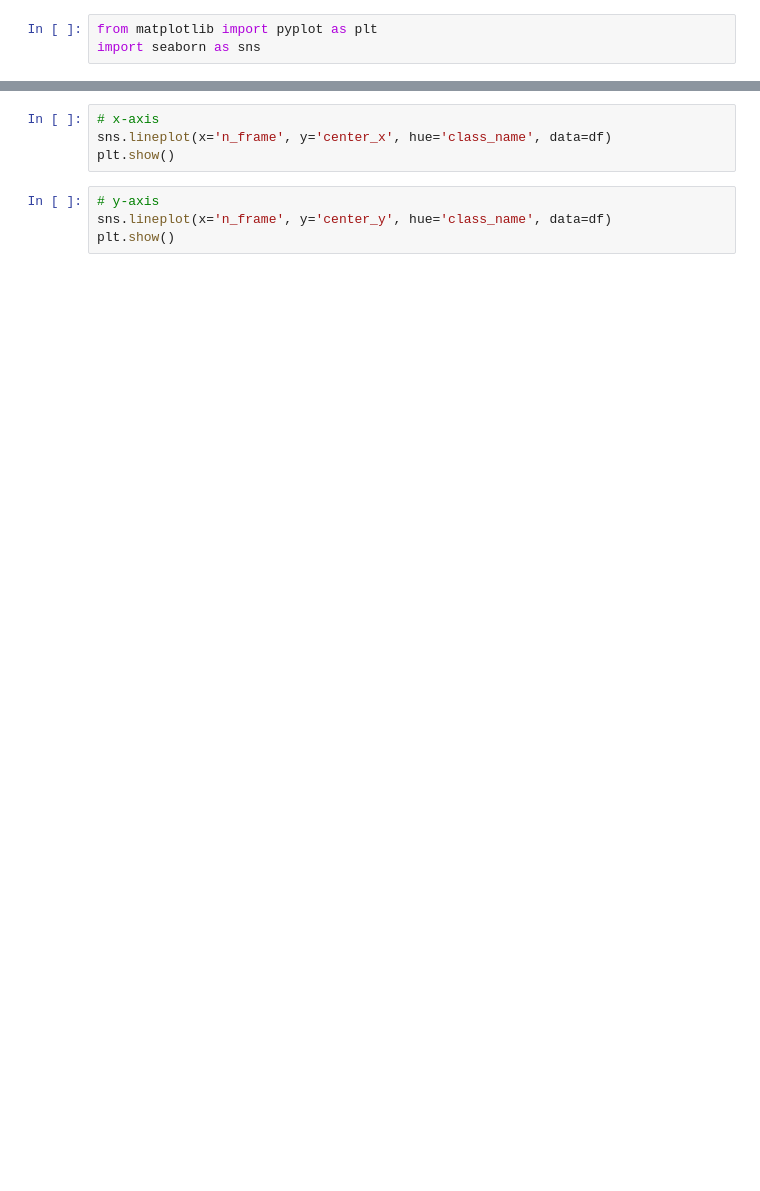
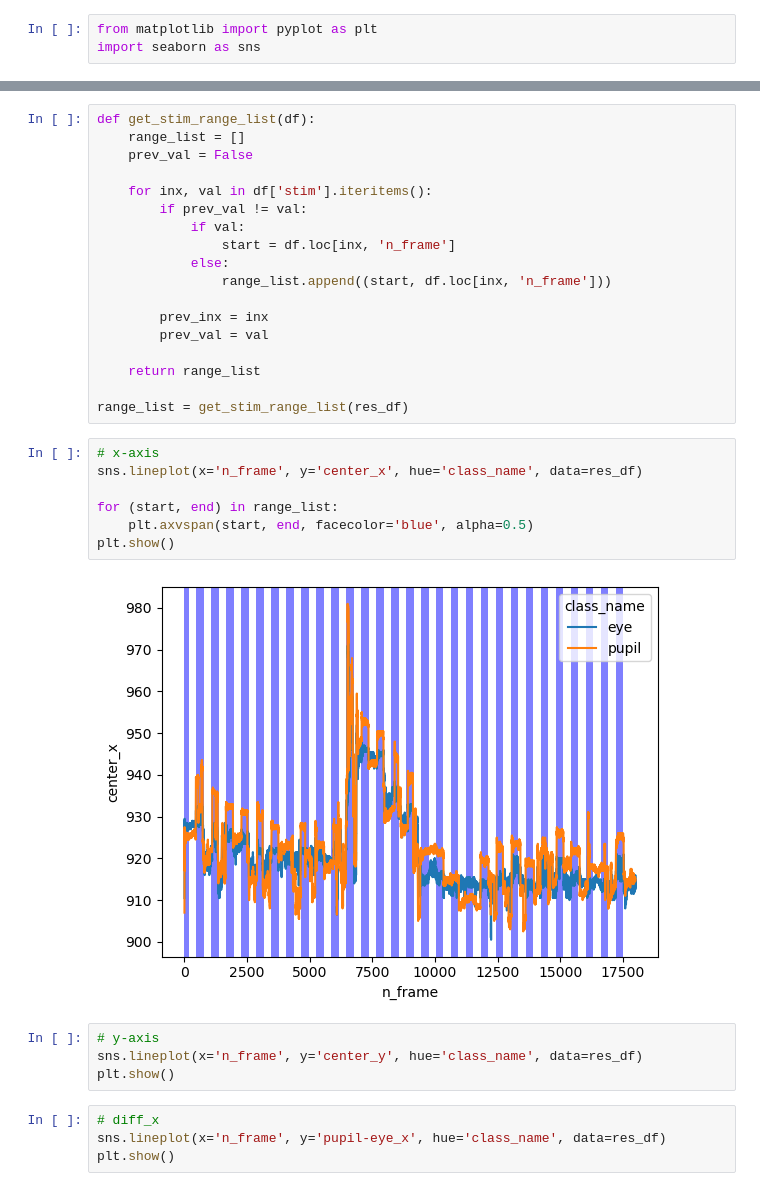
Before and after one commit to yongcheoljeong/yolov5-eye-movement, a Jupyter notebook: analysis/LabelAnalysis.ipynb, the cells around one changed output, grey strips where cells are left out. Saved outputs shown, nothing was run; the diff lists cells and outputs as text; blank space fills up the shorter version.

```diff
--- a/analysis/LabelAnalysis.ipynb
+++ b/analysis/LabelAnalysis.ipynb
@@ -144,9 +144,36 @@ display(df)
+# %%
+def get_stim_range_list(df):
+    range_list = []
+    prev_val = False
+
+    for inx, val in df['stim'].iteritems():
+        if prev_val != val:
+            if val:
+                start = df.loc[inx, 'n_frame']
+            else:
+                range_list.append((start, df.loc[inx, 'n_frame']))
+
+        prev_inx = inx
+        prev_val = val
+
+    return range_list
+
+range_list = get_stim_range_list(res_df)
+# %%
+# x-axis
+sns.lineplot(x='n_frame', y='center_x', hue='class_name', data=res_df)
+
+for (start, end) in range_list:
+    plt.axvspan(start, end, facecolor='blue', alpha=0.5)
+plt.show()
+# %% [output]
+[figure, added]
 # %%
-# x-axis
-sns.lineplot(x='n_frame', y='center_x', hue='class_name', data=df)
+# y-axis
+sns.lineplot(x='n_frame', y='center_y', hue='class_name', data=res_df)
 plt.show()
 # %%
-# y-axis
-sns.lineplot(x='n_frame', y='center_y', hue='class_name', data=df)
+# diff_x
+sns.lineplot(x='n_frame', y='pupil-eye_x', hue='class_name', data=res_df)
 plt.show()
 # %%
```
Also changed, not shown: parts of 7 cells of this notebook, 1 other file.
